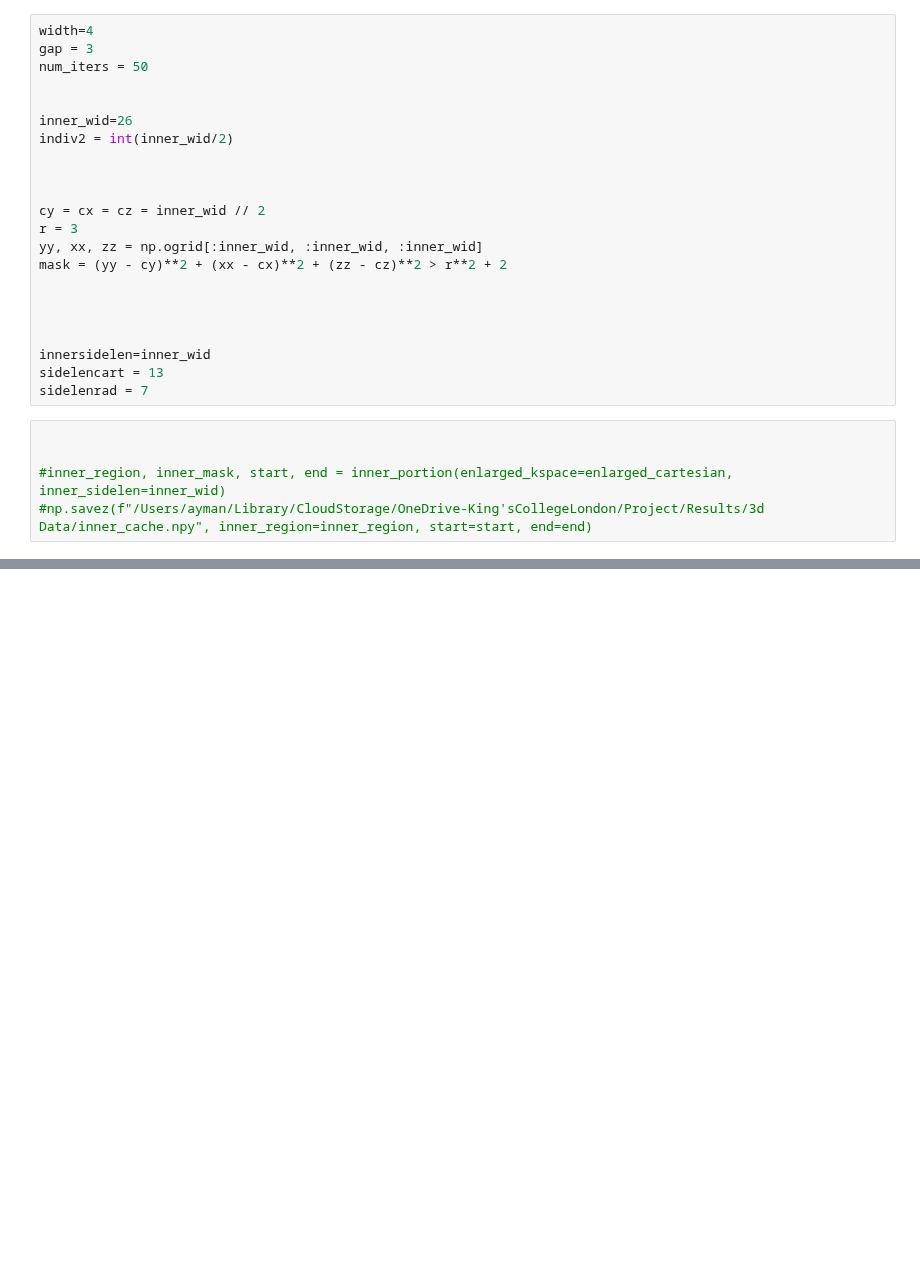
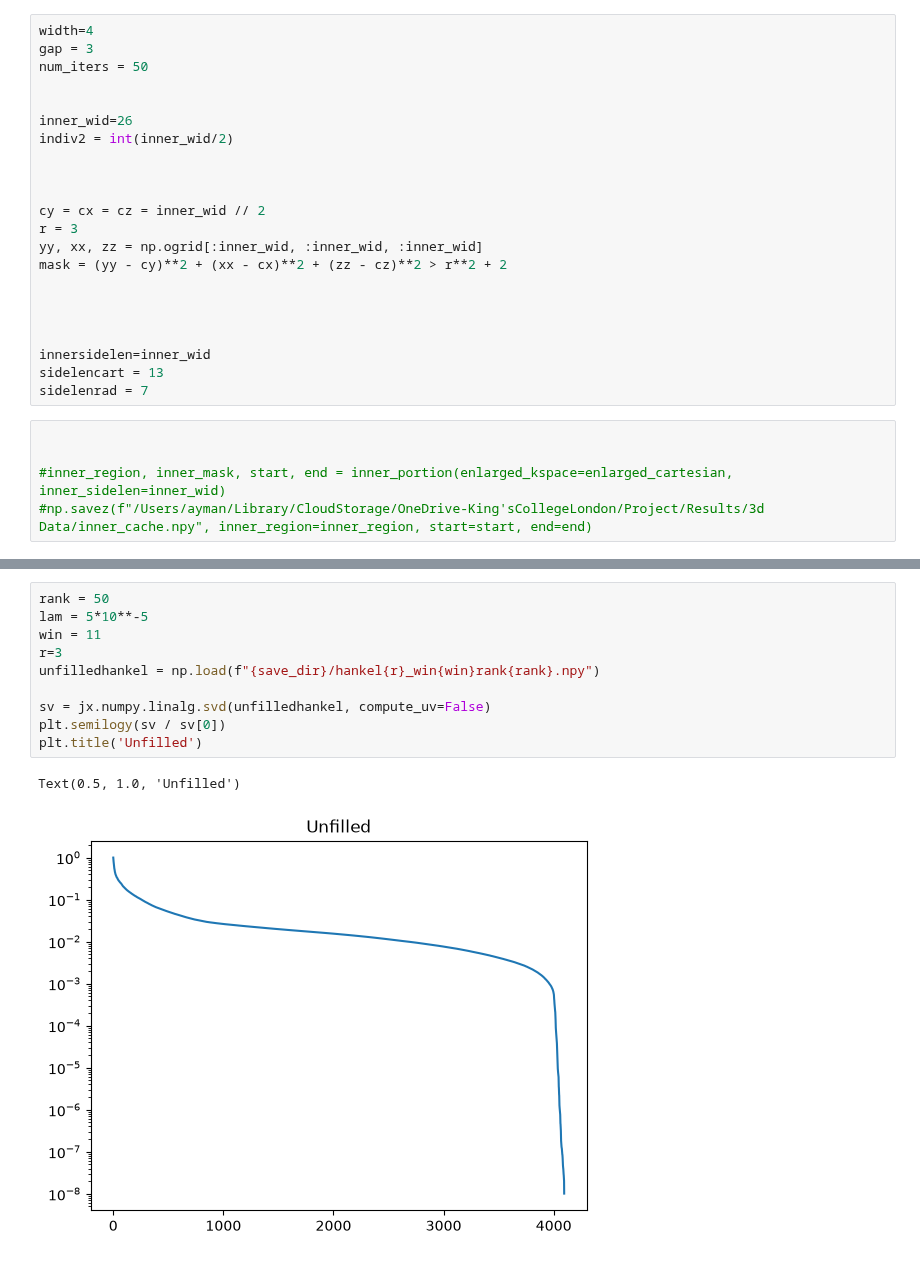
Before and after one commit to aymmulla/MSc-Project-ZTE, a Jupyter notebook: 3d Data/Param Optimisation 3d.ipynb, the cells around one changed output, grey strips where cells are left out. Cells and saved outputs as stored; diff of their text form; blank space fills up the shorter version.

```diff
--- a/3d Data/Param Optimisation 3d.ipynb
+++ b/3d Data/Param Optimisation 3d.ipynb
@@ -380,0 +362,13 @@ np.save(f"{save_dir}/im_filled_rad{r}.npy", filled_ksp)
+# %%
+rank = 50
+lam = 5*10**-5
+win = 11
+r=3
+unfilledhankel = np.load(f"{save_dir}/hankel{r}_win{win}rank{rank}.npy")
+
+sv = jx.numpy.linalg.svd(unfilledhankel, compute_uv=False)
+plt.semilogy(sv / sv[0])
+plt.title('Unfilled')
+# %% [output]
+Text(0.5, 1.0, 'Unfilled')
+[figure, added]
```
Also changed, not shown: parts of 17 cells of this notebook, 1 other file.
